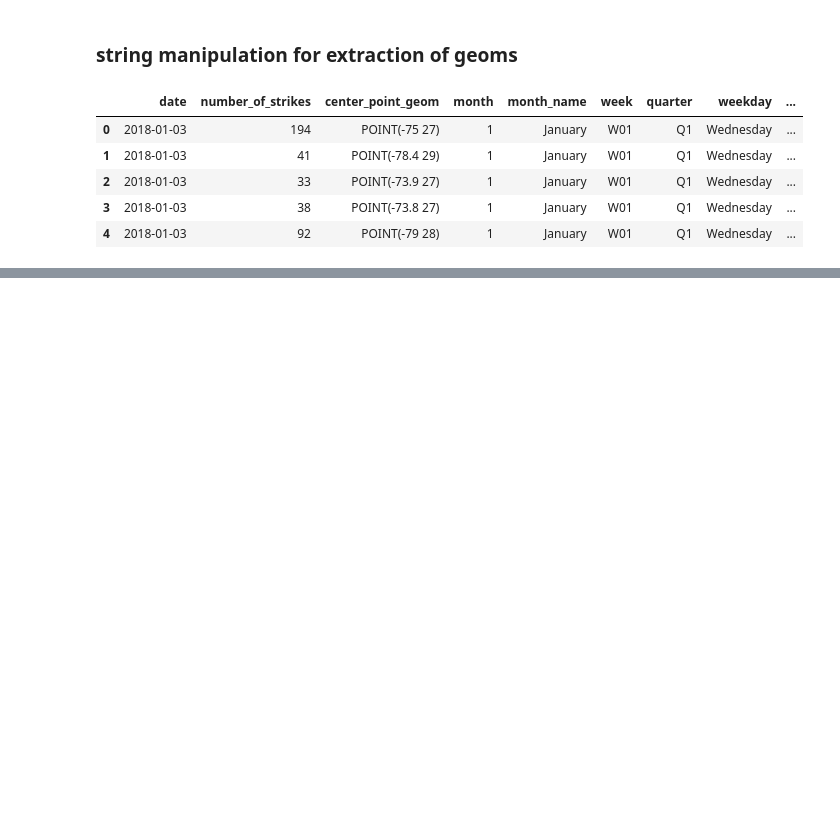
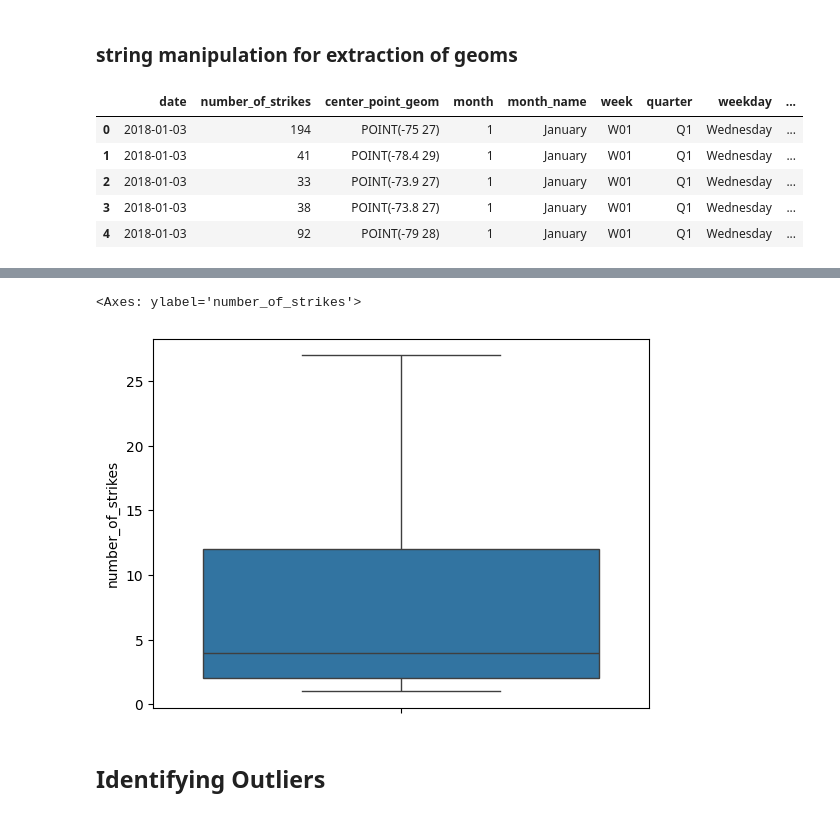
Before and after one commit to vaspanchal/LightningStrikesNOAA_EDA, a Jupyter notebook: strikesAnalysis.ipynb, the cells around one changed output, grey strips where cells are left out. Cells and saved outputs as stored; diff of their text form; code cells hidden in the pictures; blank space fills up the shorter version.

```diff
--- a/strikesAnalysis.ipynb
+++ b/strikesAnalysis.ipynb
@@ -336,0 +367,7 @@ df.head()
+# %%
+sns.boxplot(data=df.number_of_strikes,showfliers=False)
+# %% [output]
+<Axes: ylabel='number_of_strikes'>
+[figure, added]
+# %% [markdown]
+## Identifying Outliers
```
Also changed, not shown: parts of 16 cells of this notebook.
